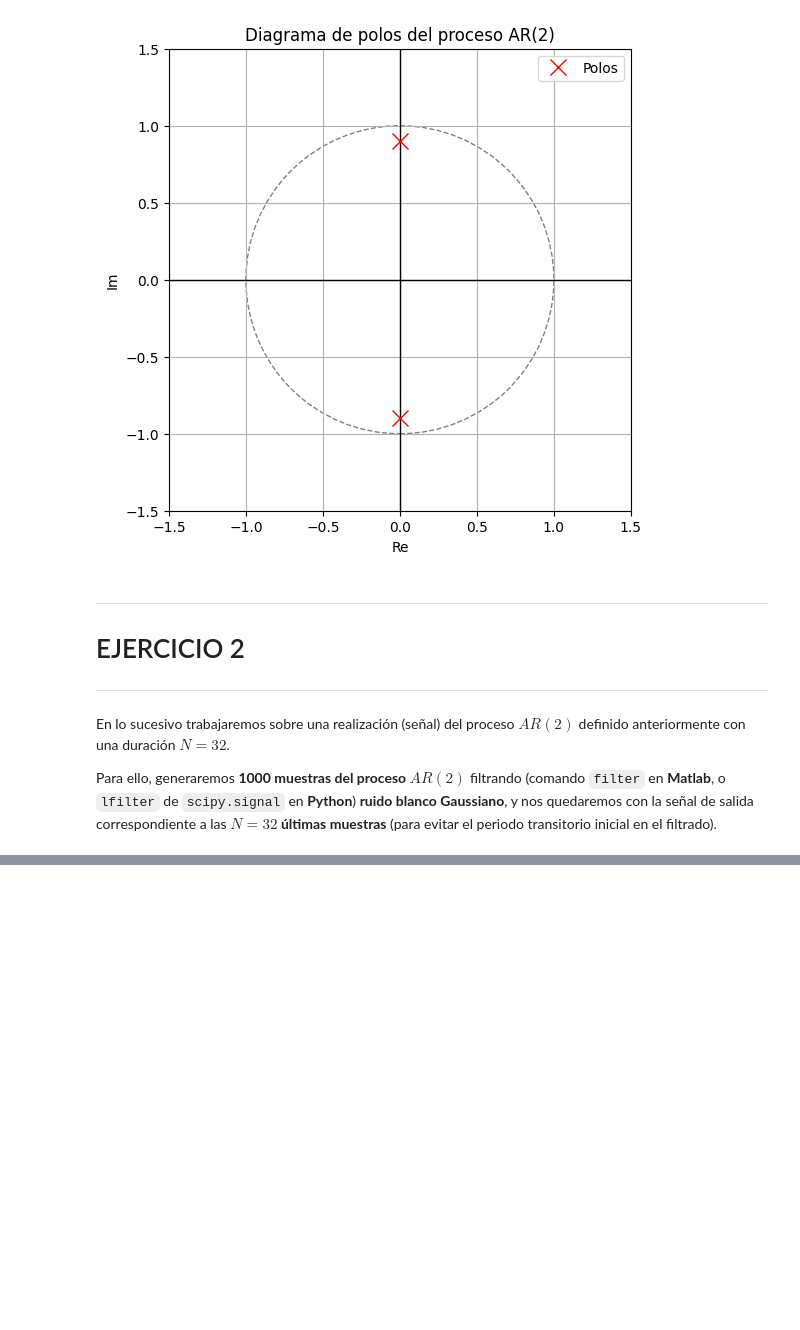
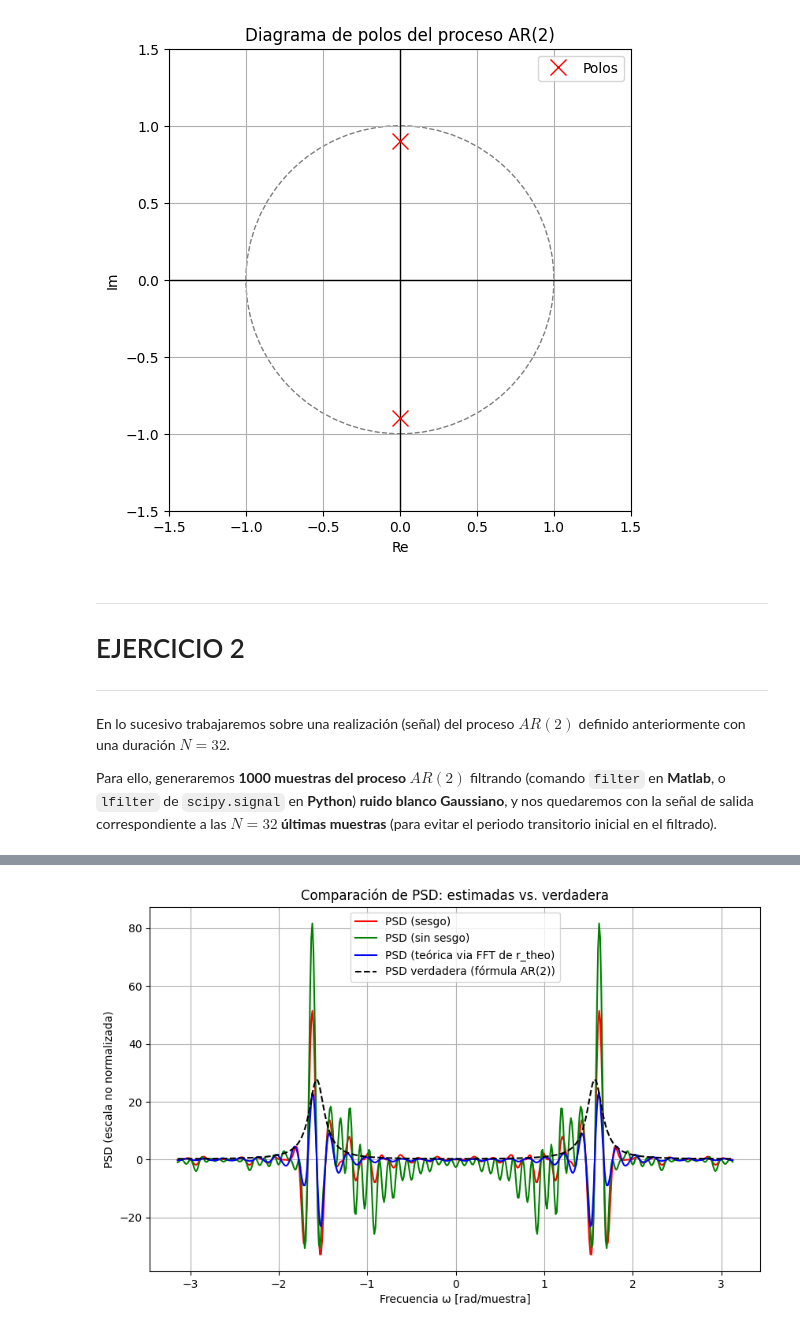
Before and after one commit to DANIABLO-cyber/TDS, a Jupyter notebook: PRÁCTICA_2_TDS.ipynb, the cells around one changed output, grey strips where cells are left out. Cells and saved outputs as stored; diff of their text form; code cells hidden in the pictures; blank space fills up the shorter version.

```diff
--- a/PRÁCTICA_2_TDS.ipynb
+++ b/PRÁCTICA_2_TDS.ipynb
@@ -111,7 +111,11 @@ N = 32          # Rango para la autocorrelacion: -N,...,N
 #   [a1 1 a1] [r_x(1)] = [0]
 #   [a2 a1 1] [r_x(2)] = [0]
 #
-a123 = np.array([[1, a1, a2], [a1, 1, a1], [a2, a1, 1]])
+a123 = np.array([
+        [1,  a1,  a2],
+        [a1,  1,  a1],
+        [a2,  a1,  1]
+])
 b123 = np.array([sigma_v2, 0, 0])
 r012 = np.linalg.solve(a123, b123) # Resolvemos el sistema
 
@@ -217,0 +407,66 @@ Para ello, generaremos **1000 muestras del proceso $AR(2)$** filtrando (comando
+# %%
+# ----------------------------------------------------------------------------
+# Supongamos que ya tenemos:
+#   - r_biased   -> autocorrelación estimada con sesgo, de longitud 2N+1
+#   - r_unbiased -> autocorrelación estimada sin sesgo, de longitud 2N+1
+#   - r_theo     -> autocorrelación teórica, de longitud 2N+1
+#
+#   - a1, a2, sigma_v2 -> parámetros del proceso AR(2)
+#   - N                -> semilongitud (autocorrelación de -N..N)
+#
+# Si no las tienes, revisa el código del Ejercicio 3.
+# Aquí se asume que esas variables YA ESTÁN definidas.
+# ----------------------------------------------------------------------------
+
+def psd_autocorr(r, n_fft=512):
+    """
+    Calcula la PSD a partir de la autocorrelación r(k), usando FFT.
+    Asume que r está indexada en k = -N..N y es real y par (r(-k) = r(k)).
+
+    Parámetros:
+      - r: array 1D (longitud 2N+1) con la autocorrelación
+      - n_fft: tamaño de la FFT (por defecto 512)
+
+    Devuelve:
+      - PSD_est: array 1D con la PSD (desplazada en frecuencia: -pi..pi)
+    """
+    PSD = np.fft.fft(r, n=n_fft)
+    PSD_shifted = np.fft.fftshift(PSD)
+    return PSD_shifted
+
+
+#? Parámetros para la PSD y PSDs experimentales
+n_fft = 512
+freq = np.linspace(-np.pi, np.pi, n_fft, endpoint=False) # endopoint=False para no incluir pi
+
+PSD_biased = psd_autocorr(r_biased, n_fft=n_fft)
+PSD_unbiased = psd_autocorr(r_unbiased, n_fft=n_fft)
+PSD_theo_fft = psd_autocorr(r_theo, n_fft=n_fft)
+
+#? PSD verdadera usando la fórmula AR(2):
+#    P_x(ω) = sigma_v^2 / |1 + a1 e^{-jω} + a2 e^{-j2ω}|^2
+#    En nuestro caso: a1 = 0, a2 = 0.81, sigma_v2 = 1
+P_x_theoretical = []
+for w in freq:
+    H = 1.0 + a2 * np.exp(-1j * 2.0 * w)  # a1=0
+    P_x_theoretical.append(1.0 / (np.abs(H)**2))
+P_x_theoretical = np.array(P_x_theoretical)
+
+#* ----------------------------------------------------------------------------
+#* GRAFICAR LAS 4 PSDs Y COMPARAR
+#* ----------------------------------------------------------------------------
+plt.figure(figsize=(10,6))
+
+plt.plot(freq, PSD_biased,     'r-',  label='PSD (sesgo)')
+plt.plot(freq, PSD_unbiased,   'g-',  label='PSD (sin sesgo)')
+plt.plot(freq, PSD_theo_fft,   'b-',  label='PSD (teórica via FFT de r_theo)')
+plt.plot(freq, P_x_theoretical,'k--', label='PSD verdadera (fórmula AR(2))')
+
+plt.title('Comparación de PSD: estimadas vs. verdadera')
+plt.xlabel('Frecuencia ω [rad/muestra]')
+plt.ylabel('PSD (escala no normalizada)')
+plt.grid(True)
+plt.legend()
+plt.show()
+# %% [output]
+[figure, added]
```
Also changed, not shown: parts of 4 cells of this notebook, 1 other file.
